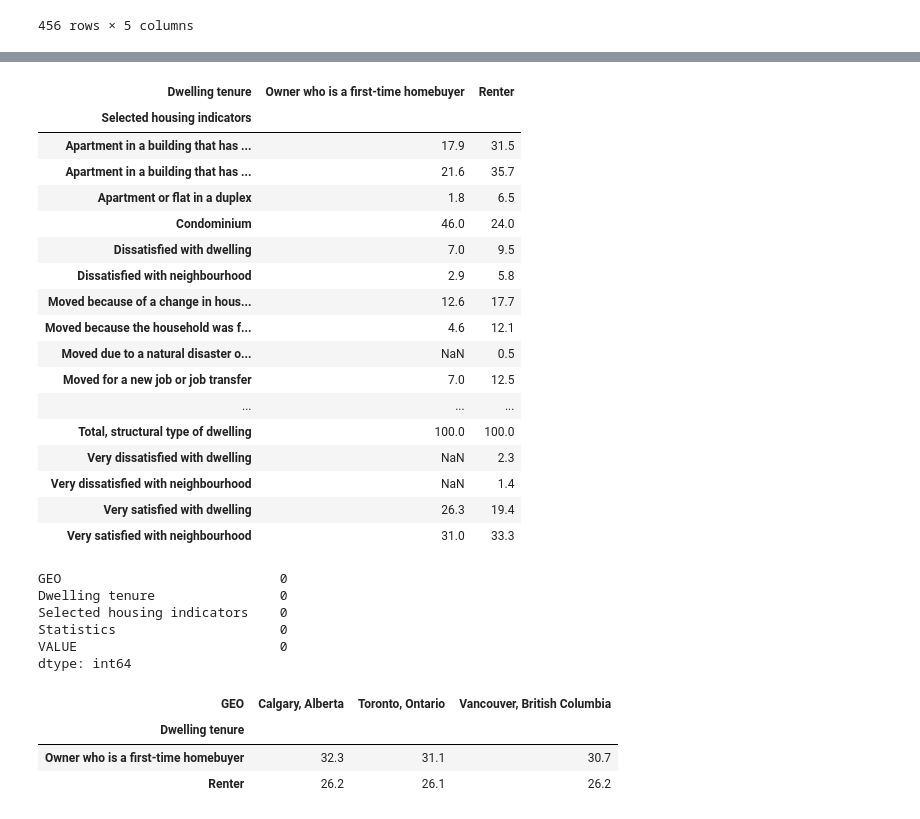
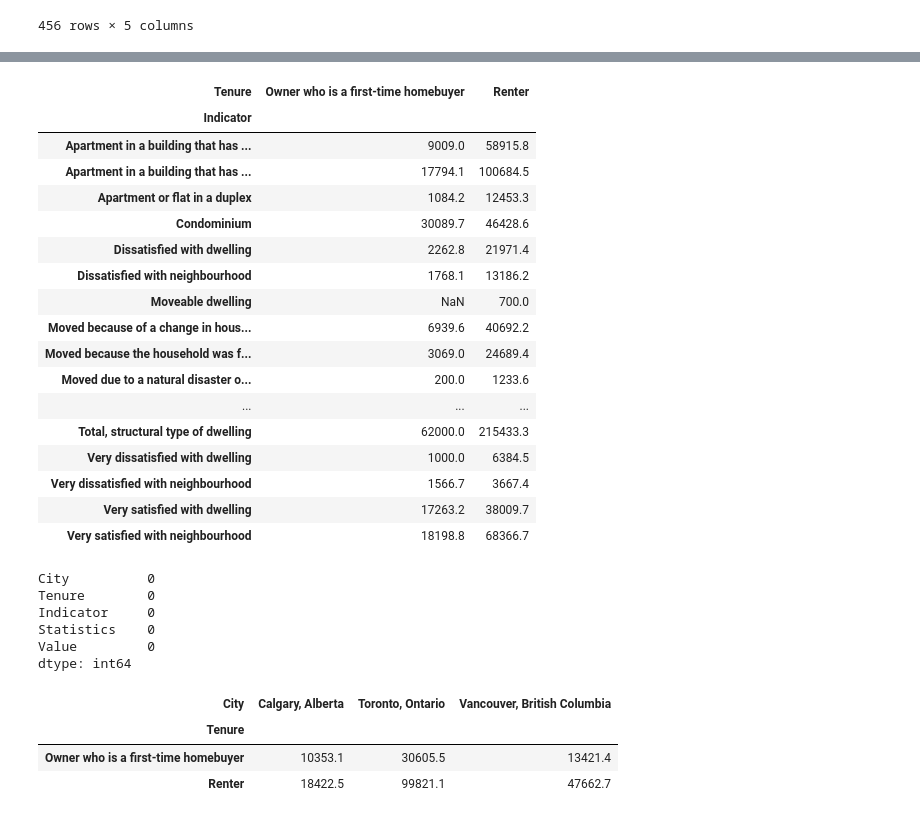
Before and after one commit to ronald-rgr/uWaterloo-datascience, a Jupyter notebook: Ron_FTHB.ipynb, the cells around one changed output, grey strips where cells are left out. Drawn from its saved outputs; the diff is of its cells as text; code cells hidden in the pictures.

```diff
--- a/Ron_FTHB.ipynb
+++ b/Ron_FTHB.ipynb
@@ -188,7 +188,3 @@ df_fthb2
 | 910 | Vancouver, British Columbia | Renter | Moved for another reason | Number of households | 6400.0 |
 | 911 | Vancouver, British Columbia | Renter | Moved for another reason | Percentage of households | 1.7 |
 456 rows × 5 columns
-# %%
-#Dropping all rows with "number of households" and focus on the "percentage of households" for a more normalized comparison
-df_fthb2.drop(df_fthb2[df_fthb2.Statistics == 'Number of households'].index, inplace=True)
-df_fthb2
@@ -218,0 +191,4 @@ dtype: int64
+# %%
+#rename columns
+df_fthb2 = df_fthb2.rename(columns={"GEO": "City", "Dwelling tenure": "Tenure", "Selected housing indicators": "Indicator", "VALUE": "Value"})
+df_fthb2
@@ -219,49 +316,49 @@ dtype: int64
 # %%
 #We can use the crosstab function to pivot Selected housing indicators and Dwelling tenure
-Housing_Indicator_Analysis = pd.crosstab(df_fthb2['Selected housing indicators'],df_fthb2['Dwelling tenure'],df_fthb2['VALUE'],aggfunc='mean').round(1)
+Housing_Indicator_Analysis = pd.crosstab(df_fthb2['Indicator'],df_fthb2['Tenure'],df_fthb2['Value'],aggfunc='mean').round(1)
 Housing_Indicator_Analysis
 # %% [output]
-| Dwelling tenure | Owner who is a first-time homebuyer | Renter |
-| Selected housing indicators |  |  |
-| Apartment in a building that has ... | 17.9 | 31.5 |
-| Apartment in a building that has ... | 21.6 | 35.7 |
-| Apartment or flat in a duplex | 1.8 | 6.5 |
-| Condominium | 46.0 | 24.0 |
-| Dissatisfied with dwelling | 7.0 | 9.5 |
-| Dissatisfied with neighbourhood | 2.9 | 5.8 |
-| Moved because of a change in hous... | 12.6 | 17.7 |
-| Moved because the household was f... | 4.6 | 12.1 |
-| Moved due to a natural disaster o... | NaN | 0.5 |
-| Moved for a new job or job transfer | 7.0 | 12.5 |
+| Tenure | Owner who is a first-time homebuyer | Renter |
+| Indicator |  |  |
+| Apartment in a building that has ... | 9009.0 | 58915.8 |
+| Apartment in a building that has ... | 17794.1 | 100684.5 |
+| Apartment or flat in a duplex | 1084.2 | 12453.3 |
+| Condominium | 30089.7 | 46428.6 |
+| Dissatisfied with dwelling | 2262.8 | 21971.4 |
+| Dissatisfied with neighbourhood | 1768.1 | 13186.2 |
+| Moveable dwelling | NaN | 700.0 |
+| Moved because of a change in hous... | 6939.6 | 40692.2 |
+| Moved because the household was f... | 3069.0 | 24689.4 |
+| Moved due to a natural disaster o... | 200.0 | 1233.6 |
 | ... | ... | ... |
-| Total, structural type of dwelling | 100.0 | 100.0 |
-| Very dissatisfied with dwelling | NaN | 2.3 |
-| Very dissatisfied with neighbourhood | NaN | 1.4 |
-| Very satisfied with dwelling | 26.3 | 19.4 |
-| Very satisfied with neighbourhood | 31.0 | 33.3 |
+| Total, structural type of dwelling | 62000.0 | 215433.3 |
+| Very dissatisfied with dwelling | 1000.0 | 6384.5 |
+| Very dissatisfied with neighbourhood | 1566.7 | 3667.4 |
+| Very satisfied with dwelling | 17263.2 | 38009.7 |
+| Very satisfied with neighbourhood | 18198.8 | 68366.7 |
 # %%
 #Fill NA/NaN values with 0. Keep in mind that unit of the missing values is percentaje
 #df_fthb2['VALUE'].fillna(0, inplace = True)
 
 #Let's drop the rows where VALUE is missing
-df_fthb2.dropna(subset=['VALUE'], inplace=True)
+df_fthb2.dropna(subset=['Value'], inplace=True)
 df_fthb2.isnull().sum()
 # %% [output]
-GEO                            0
-Dwelling tenure                0
-Selected housing indicators    0
-Statistics                     0
-VALUE                          0
+City          0
+Tenure        0
+Indicator     0
+Statistics    0
+Value         0
 dtype: int64
 # %%
 #Okay. Let's do some analysis on the percentaje of households for first-time home buyers (FTHB)
-percentaje_analysis = pd.crosstab(df_fthb2['Dwelling tenure'],df_fthb2['GEO'],df_fthb2['VALUE'],aggfunc='mean').round(1)
+percentaje_analysis = pd.crosstab(df_fthb2['Tenure'],df_fthb2['City'],df_fthb2['Value'],aggfunc='mean').round(1)
 percentaje_analysis
 # %% [output]
-| GEO | Calgary, Alberta | Toronto, Ontario | Vancouver, British Columbia |
-| Dwelling tenure |  |  |  |
-| Owner who is a first-time homebuyer | 32.3 | 31.1 | 30.7 |
-| Renter | 26.2 | 26.1 | 26.2 |
+| City | Calgary, Alberta | Toronto, Ontario | Vancouver, British Columbia |
+| Tenure |  |  |  |
+| Owner who is a first-time homebuyer | 10353.1 | 30605.5 | 13421.4 |
+| Renter | 18422.5 | 99821.1 | 47662.7 |
 # %%
 #Let's pull some basic stats for the percentaje of households, incl the mean, standard deviation, and distribution of data
 df_fthb2.describe()
```
Also changed, not shown: parts of 12 cells of this notebook, 1 other file.
